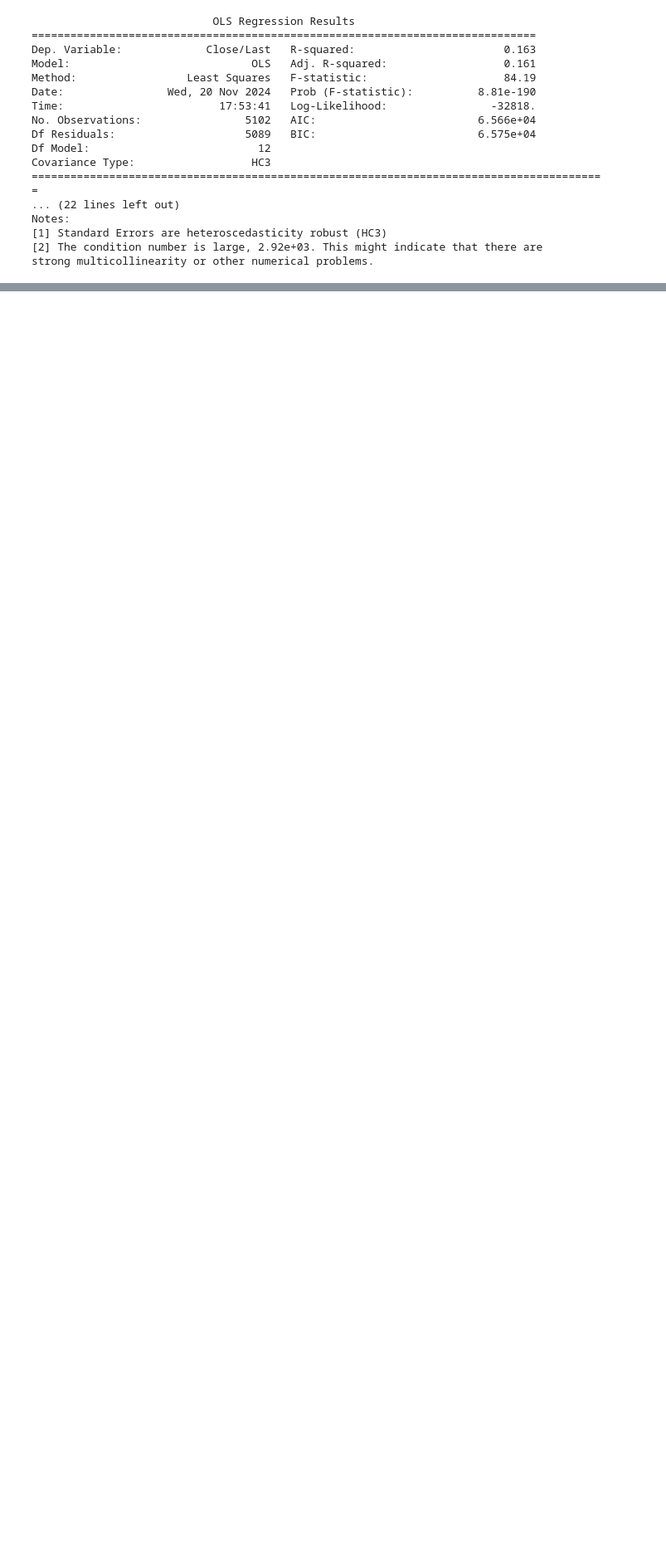
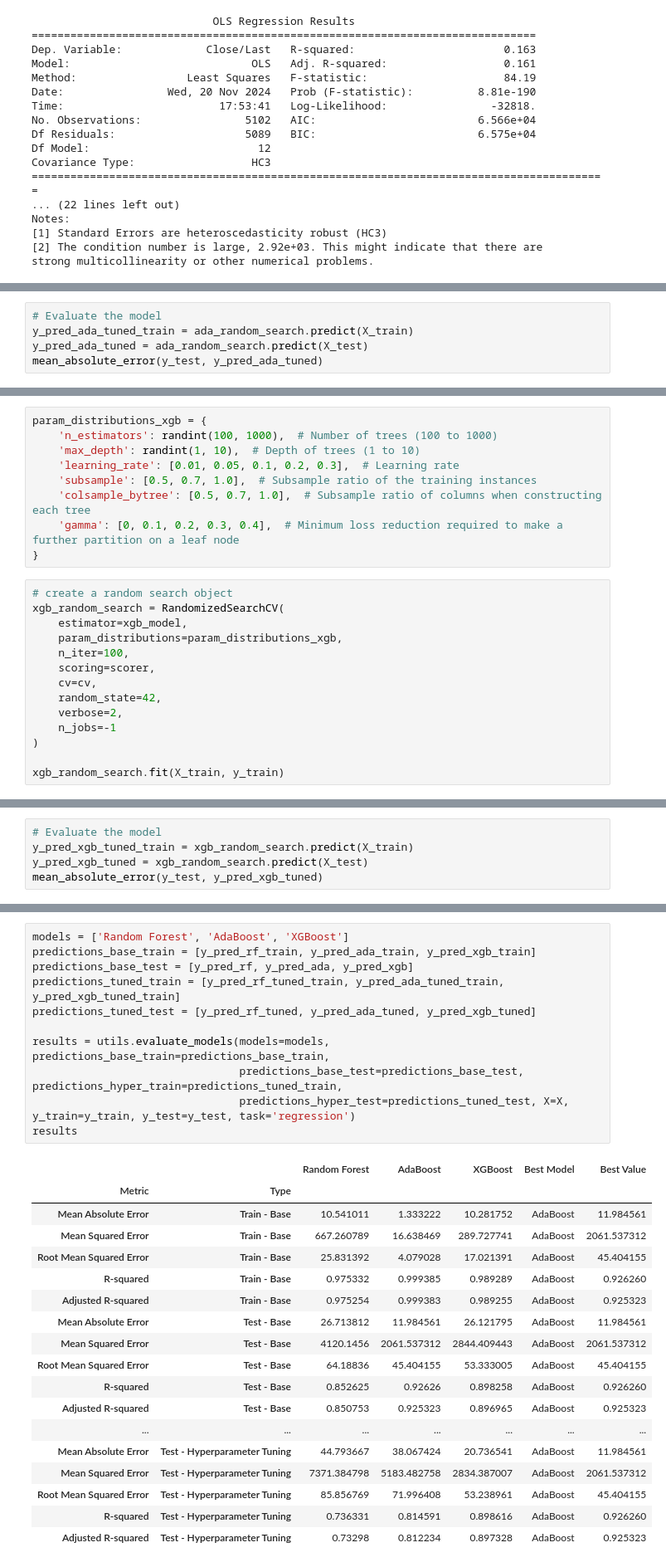
Before and after one commit to itsGarrin/nlp-commodities-price-prediction, a Jupyter notebook: notebook/nlp-commodities-price-prediction.ipynb, the cells around one changed output, grey strips where cells are left out. Shown at 83% size. Saved outputs shown, nothing was run; the diff lists cells and outputs as text; blank space fills up the shorter version.

Commit message:
completed 4 models

```diff
--- a/notebook/nlp-commodities-price-prediction.ipynb
+++ b/notebook/nlp-commodities-price-prediction.ipynb
@@ -590,0 +757,5 @@ strong multicollinearity or other numerical problems.
+# %%
+# Evaluate the model
+y_pred_ada_tuned_train = ada_random_search.predict(X_train)
+y_pred_ada_tuned = ada_random_search.predict(X_test)
+mean_absolute_error(y_test, y_pred_ada_tuned)
@@ -590,0 +781,23 @@ strong multicollinearity or other numerical problems.
+# %%
+param_distributions_xgb = {
+    'n_estimators': randint(100, 1000),  # Number of trees (100 to 1000)
+    'max_depth': randint(1, 10),  # Depth of trees (1 to 10)
+    'learning_rate': [0.01, 0.05, 0.1, 0.2, 0.3],  # Learning rate
+    'subsample': [0.5, 0.7, 1.0],  # Subsample ratio of the training instances
+    'colsample_bytree': [0.5, 0.7, 1.0],  # Subsample ratio of columns when constructing each tree
+    'gamma': [0, 0.1, 0.2, 0.3, 0.4],  # Minimum loss reduction required to make a further partition on a leaf node
+}
+# %%
+# create a random search object
+xgb_random_search = RandomizedSearchCV(
+    estimator=xgb_model,
+    param_distributions=param_distributions_xgb,
+    n_iter=100,
+    scoring=scorer,
+    cv=cv,
+    random_state=42,
+    verbose=2,
+    n_jobs=-1
+)
+
+xgb_random_search.fit(X_train, y_train)
@@ -590,0 +832,5 @@ strong multicollinearity or other numerical problems.
+# %%
+# Evaluate the model
+y_pred_xgb_tuned_train = xgb_random_search.predict(X_train)
+y_pred_xgb_tuned = xgb_random_search.predict(X_test)
+mean_absolute_error(y_test, y_pred_xgb_tuned)
@@ -590,0 +841,30 @@ strong multicollinearity or other numerical problems.
+# %%
+models = ['Random Forest', 'AdaBoost', 'XGBoost']
+predictions_base_train = [y_pred_rf_train, y_pred_ada_train, y_pred_xgb_train]
+predictions_base_test = [y_pred_rf, y_pred_ada, y_pred_xgb]
+predictions_tuned_train = [y_pred_rf_tuned_train, y_pred_ada_tuned_train, y_pred_xgb_tuned_train]
+predictions_tuned_test = [y_pred_rf_tuned, y_pred_ada_tuned, y_pred_xgb_tuned]
+
+results = utils.evaluate_models(models=models, predictions_base_train=predictions_base_train,
+                                predictions_base_test=predictions_base_test, predictions_hyper_train=predictions_tuned_train,
+                                predictions_hyper_test=predictions_tuned_test, X=X, y_train=y_train, y_test=y_test, task='regression')
+results
+# %% [output]
+|  |  | Random Forest | AdaBoost | XGBoost | Best Model | Best Value |
+| Metric | Type |  |  |  |  |  |
+| Mean Absolute Error | Train - Base | 10.541011 | 1.333222 | 10.281752 | AdaBoost | 11.984561 |
+| Mean Squared Error | Train - Base | 667.260789 | 16.638469 | 289.727741 | AdaBoost | 2061.537312 |
+| Root Mean Squared Error | Train - Base | 25.831392 | 4.079028 | 17.021391 | AdaBoost | 45.404155 |
+| R-squared | Train - Base | 0.975332 | 0.999385 | 0.989289 | AdaBoost | 0.926260 |
+| Adjusted R-squared | Train - Base | 0.975254 | 0.999383 | 0.989255 | AdaBoost | 0.925323 |
+| Mean Absolute Error | Test - Base | 26.713812 | 11.984561 | 26.121795 | AdaBoost | 11.984561 |
+| Mean Squared Error | Test - Base | 4120.1456 | 2061.537312 | 2844.409443 | AdaBoost | 2061.537312 |
+| Root Mean Squared Error | Test - Base | 64.18836 | 45.404155 | 53.333005 | AdaBoost | 45.404155 |
+| R-squared | Test - Base | 0.852625 | 0.92626 | 0.898258 | AdaBoost | 0.926260 |
+| Adjusted R-squared | Test - Base | 0.850753 | 0.925323 | 0.896965 | AdaBoost | 0.925323 |
+| ... | ... | ... | ... | ... | ... | ... |
+| Mean Absolute Error | Test - Hyperparameter Tuning | 44.793667 | 38.067424 | 20.736541 | AdaBoost | 11.984561 |
+| Mean Squared Error | Test - Hyperparameter Tuning | 7371.384798 | 5183.482758 | 2834.387007 | AdaBoost | 2061.537312 |
+| Root Mean Squared Error | Test - Hyperparameter Tuning | 85.856769 | 71.996408 | 53.238961 | AdaBoost | 45.404155 |
+| R-squared | Test - Hyperparameter Tuning | 0.736331 | 0.814591 | 0.898616 | AdaBoost | 0.926260 |
+| Adjusted R-squared | Test - Hyperparameter Tuning | 0.73298 | 0.812234 | 0.897328 | AdaBoost | 0.925323 |
```
Also changed, not shown: parts of 25 cells of this notebook.
